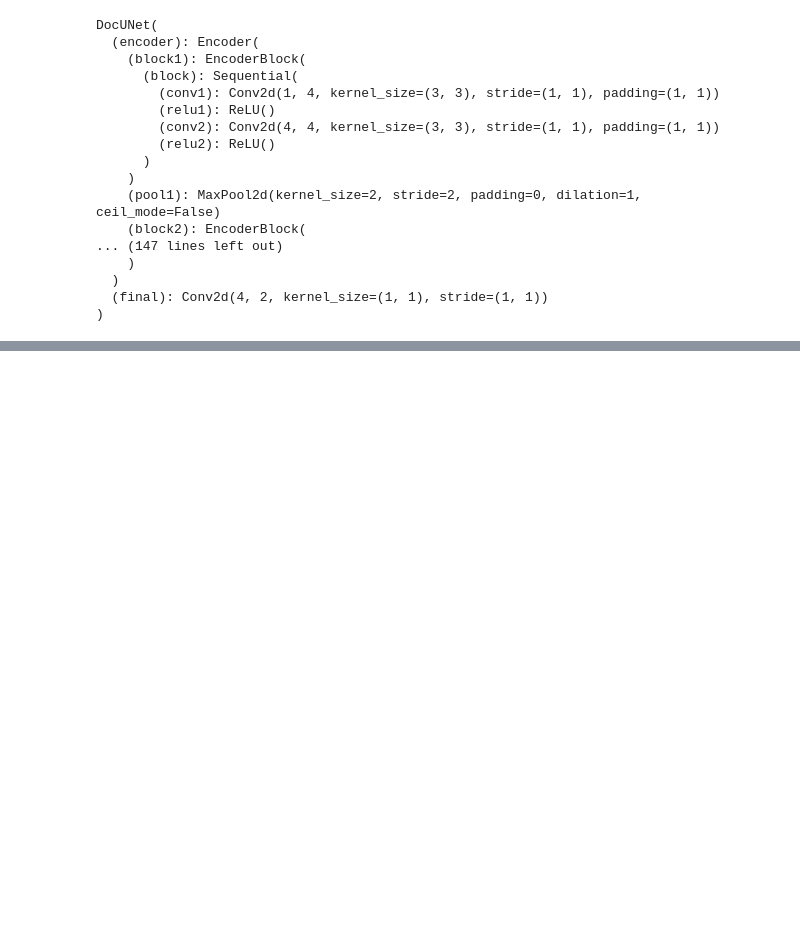
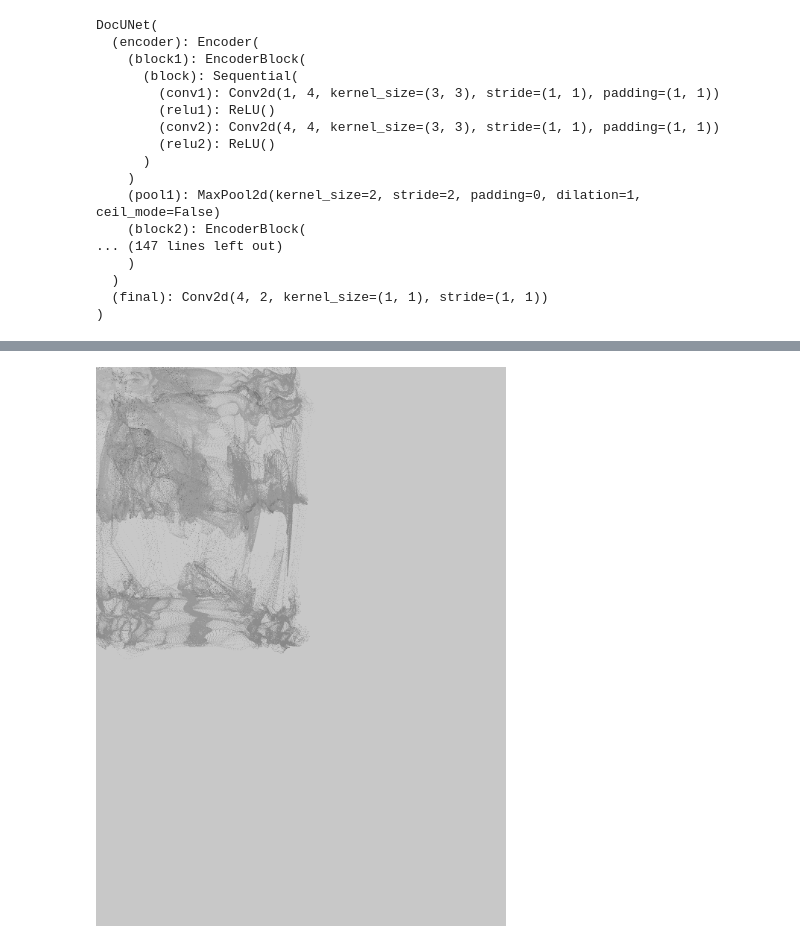
Before and after one commit to archangelChak/Dewarp, a Jupyter notebook: Untitled.ipynb, the cells around one changed output, grey strips where cells are left out. Saved outputs shown, nothing was run; the diff lists cells and outputs as text; code cells hidden in the pictures; blank space fills up the shorter version.

```diff
--- a/Untitled.ipynb
+++ b/Untitled.ipynb
@@ -166,0 +173,4 @@ show_result(image[0],get_pred_mask(image[0],model)[1])
+# %%
+i2
+# %% [output]
+[figure, added]
```
Also changed, not shown: parts of 6 cells of this notebook, 5 other files.
